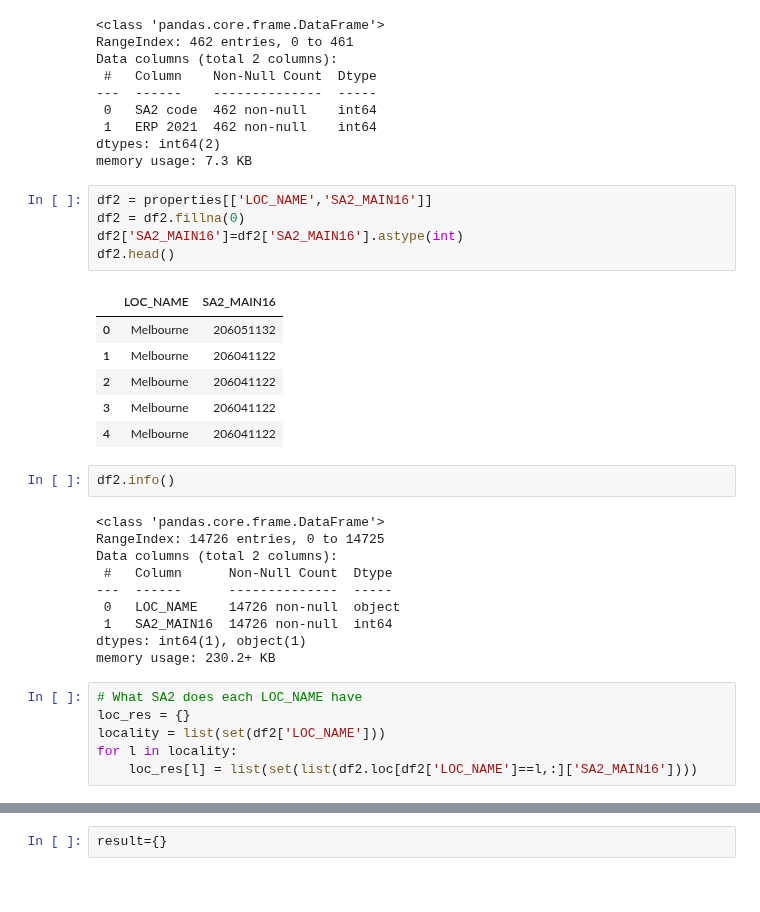
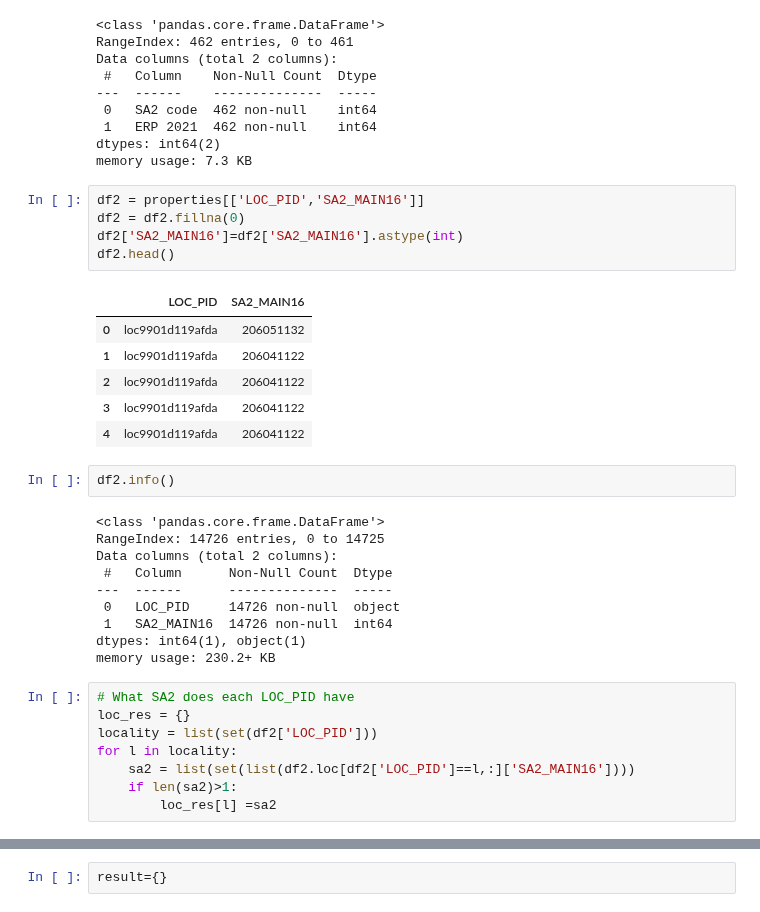
Before and after one commit to MAST30034-Applied-Data-Science/generic-real-estate-consulting-project-group-6, a Jupyter notebook: notebooks/population_suburb.ipynb, the cells around one changed output, grey strips where cells are left out. Cells and saved outputs as stored; diff of their text form.

Commit message:
Modify which SA2 each LOCNAME has

```diff
--- a/notebooks/population_suburb.ipynb
+++ b/notebooks/population_suburb.ipynb
@@ -63,17 +63,17 @@ Data columns (total 2 columns):
 dtypes: int64(2)
 memory usage: 7.3 KB
 # %%
-df2 = properties[['LOC_NAME','SA2_MAIN16']]
+df2 = properties[['LOC_PID','SA2_MAIN16']]
 df2 = df2.fillna(0)
 df2['SA2_MAIN16']=df2['SA2_MAIN16'].astype(int)
 df2.head()
 # %% [output]
-|  | LOC_NAME | SA2_MAIN16 |
-| 0 | Melbourne | 206051132 |
-| 1 | Melbourne | 206041122 |
-| 2 | Melbourne | 206041122 |
-| 3 | Melbourne | 206041122 |
-| 4 | Melbourne | 206041122 |
+|  | LOC_PID | SA2_MAIN16 |
+| 0 | loc9901d119afda | 206051132 |
+| 1 | loc9901d119afda | 206041122 |
+| 2 | loc9901d119afda | 206041122 |
+| 3 | loc9901d119afda | 206041122 |
+| 4 | loc9901d119afda | 206041122 |
 # %%
 df2.info()
 # %% [output]
@@ -82,13 +82,15 @@ RangeIndex: 14726 entries, 0 to 14725
 Data columns (total 2 columns):
  #   Column      Non-Null Count  Dtype
 ---  ------      --------------  -----
- 0   LOC_NAME    14726 non-null  object
+ 0   LOC_PID     14726 non-null  object
  1   SA2_MAIN16  14726 non-null  int64
 dtypes: int64(1), object(1)
 memory usage: 230.2+ KB
 # %%
-# What SA2 does each LOC_NAME have
+# What SA2 does each LOC_PID have
 loc_res = {}
-locality = list(set(df2['LOC_NAME']))
+locality = list(set(df2['LOC_PID']))
 for l in locality:
-    loc_res[l] = list(set(list(df2.loc[df2['LOC_NAME']==l,:]['SA2_MAIN16'])))
+    sa2 = list(set(list(df2.loc[df2['LOC_PID']==l,:]['SA2_MAIN16'])))
+    if len(sa2)>1:
+        loc_res[l] =sa2
```
Also changed, not shown: parts of 8 cells of this notebook.
